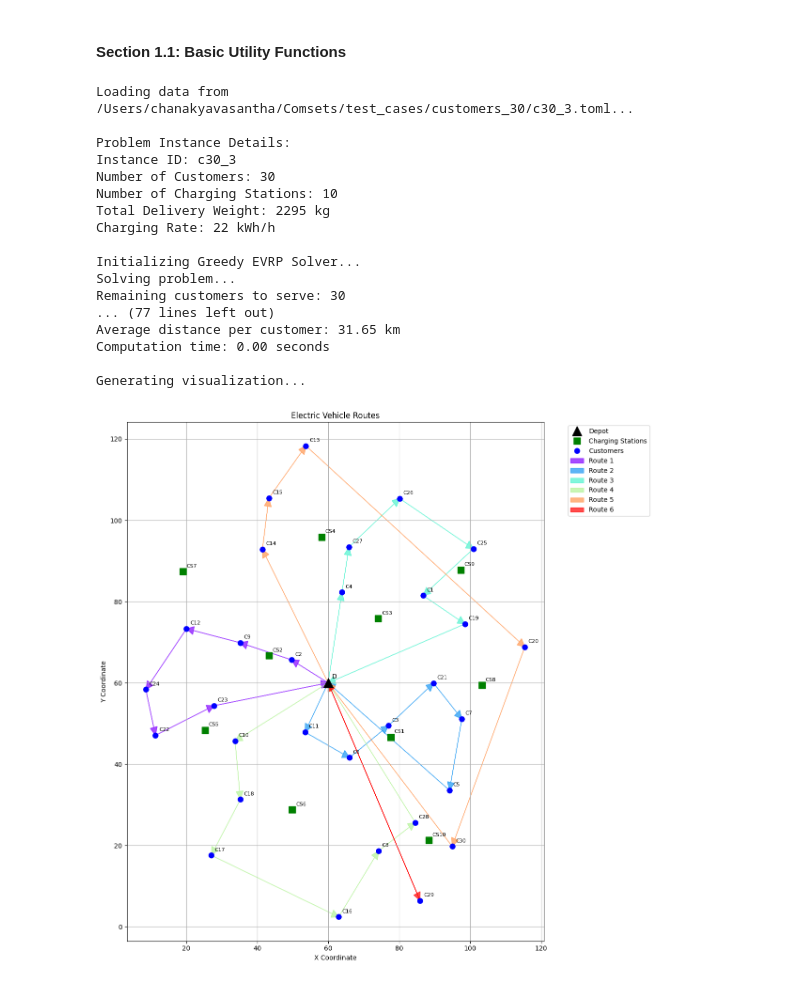
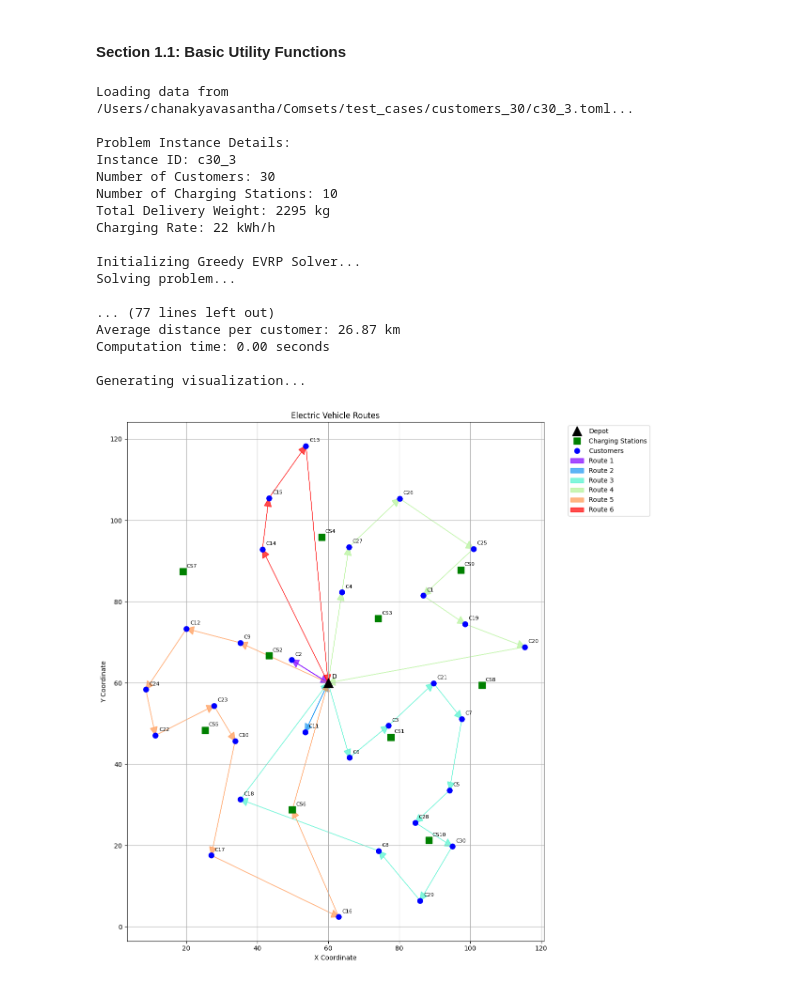
Before and after one commit to chanakyavasantha/ComsNets-EV-Routing, a Jupyter notebook: Notebooks/Greedy.ipynb, the cells around one changed output. Cells and saved outputs as stored; diff of their text form; code cells hidden in the pictures.

```diff
--- a/Notebooks/Greedy.ipynb
+++ b/Notebooks/Greedy.ipynb
@@ -104,7 +104,7 @@ class EVConfig:
         self.speed = 25
         self.energy_consumption_rate = 0.15
         self.weight_factor = 0.05
-        self.battery_safety_margin = 20
+        self.battery_safety_margin = 40
 # %%
 class EVRPInstance:
     def __init__(self, instance_id, depot_location, customer_locations,
@@ -369,10 +389,4 @@ class GreedyEVRPSolver:
 # %%
-import toml
-import numpy as np
-import matplotlib.pyplot as plt
-import time
-import os
-
 def read_toml_input(file_path):
     """Read EVRP instance data from TOML file"""
     try:
@@ -469,9 +483,11 @@ def run_ev_routing(toml_file_path):
     total_energy = 0
     total_customers = 0
 
-    for i, (route, v_type, load, distance, energy, time) in enumerate(zip(
-            solution.routes, solution.vehicle_types, solution.route_loads,
-            solution.route_distances, solution.route_energies, solution.delivery_times)):
+    for i, (route, v_type, load) in enumerate(zip(
+            solution.routes, solution.vehicle_types, solution.route_loads)):
+
+        # Calculate metrics including battery levels
+        distance, energy, time, battery_levels = solver.calculate_route_metrics(route, load, v_type)
 
         # Update vehicle counts
         vehicle_counts[v_type] = vehicle_counts.get(v_type, 0) + 1
@@ -480,16 +496,20 @@ def run_ev_routing(toml_file_path):
         print(f"Vehicle Type: {v_type.upper()}")
         print(f"Load: {load:.2f} kg")
 
-        # Convert route to readable format
-        route_str = []
-        for loc in route:
+        # Convert route to readable format with battery levels
+        print("Sequence with battery levels:")
+        for stop_idx, (loc, battery) in enumerate(battery_levels):
             if loc == 0:
-                route_str.append("D")  # Depot
+                location_str = "D"  # Depot
             elif loc > 0:
-                route_str.append(f"C{loc}")  # Customer
+                location_str = f"C{loc}"  # Customer
             else:
-                route_str.append(f"CS{-loc}")  # Charging Station
-        print("Sequence:", ' → '.join(route_str))
+                location_str = f"CS{-loc}"  # Charging Station
+
+            # Add arrow for all but last stop
+            arrow = " → " if stop_idx < len(battery_levels) - 1 else ""
+            print(f"{location_str} ({battery:.1f}%){arrow}", end="")
+        print()  # New line after sequence
 
         print(f"Distance: {distance:.2f} km")
         print(f"Energy: {energy:.2f} kWh")
@@ -510,12 +530,22 @@ def run_ev_routing(toml_file_path):
     for v_type, count in vehicle_counts.items():
         print(f"{v_type.upper()}: {count} vehicles")
 
-    print(f"\nTotal distance: {total_distance:.2f} km")
-    print(f"Total energy consumption: {total_energy:.2f} kWh")
-    print(f"Average energy per km: {total_energy/total_distance:.3f} kWh/km")
-    print(f"Total customers served: {total_customers}")
-    print(f"Average distance per customer: {total_distance/total_customers:.2f} km")
+    if total_distance > 0 and total_customers > 0:
+        print(f"\nTotal distance: {total_distance:.2f} km")
+        print(f"Total energy consumption: {total_energy:.2f} kWh")
+        print(f"Average energy per km: {total_energy/total_distance:.3f} kWh/km")
+        print(f"Total customers served: {total_customers}")
+        print(f"Average distance per customer: {total_distance/total_customers:.2f} km")
+    else:
+        print("\nNo feasible routes were found!")
+        print("Possible reasons:")
+        print("- Vehicle capacity constraints")
+        print("- Battery range limitations")
+        print("- Distance/energy constraints")
+        print("Consider adjusting vehicle parameters or problem constraints")
+
     print(f"Computation time: {solution.computation_time:.2f} seconds")
+
 
     # Plot solution
     print("\nGenerating visualization...")
@@ -571,33 +601,33 @@ def run_ev_routing(toml_file_path):
     plt.grid(True)
 
     # Move legend outside plot
     plt.legend(bbox_to_anchor=(1.05, 1), loc='upper left')
     plt.tight_layout()
     plt.show()
 
     return solver, solution
 
 
 if __name__ == "__main__":
     # Example usage
     toml_path = "/Users/chanakyavasantha/Comsets/test_cases/customers_30/c30_3.toml"
     solver, solution = run_ev_routing(toml_path)
 # %% [output]
 Loading data from /Users/chanakyavasantha/Comsets/test_cases/customers_30/c30_3.toml...
 
 Problem Instance Details:
 Instance ID: c30_3
 Number of Customers: 30
 Number of Charging Stations: 10
 Total Delivery Weight: 2295 kg
 Charging Rate: 22 kWh/h
 
 Initializing Greedy EVRP Solver...
 Solving problem...
-Remaining customers to serve: 30
+
 ... (77 lines left out)
-Average distance per customer: 31.65 km
+Average distance per customer: 26.87 km
 Computation time: 0.00 seconds
 
 Generating visualization...
-[figure, old version]
+[figure, new version]
```
Also changed, not shown: parts of 2 cells of this notebook, 4 other files.
